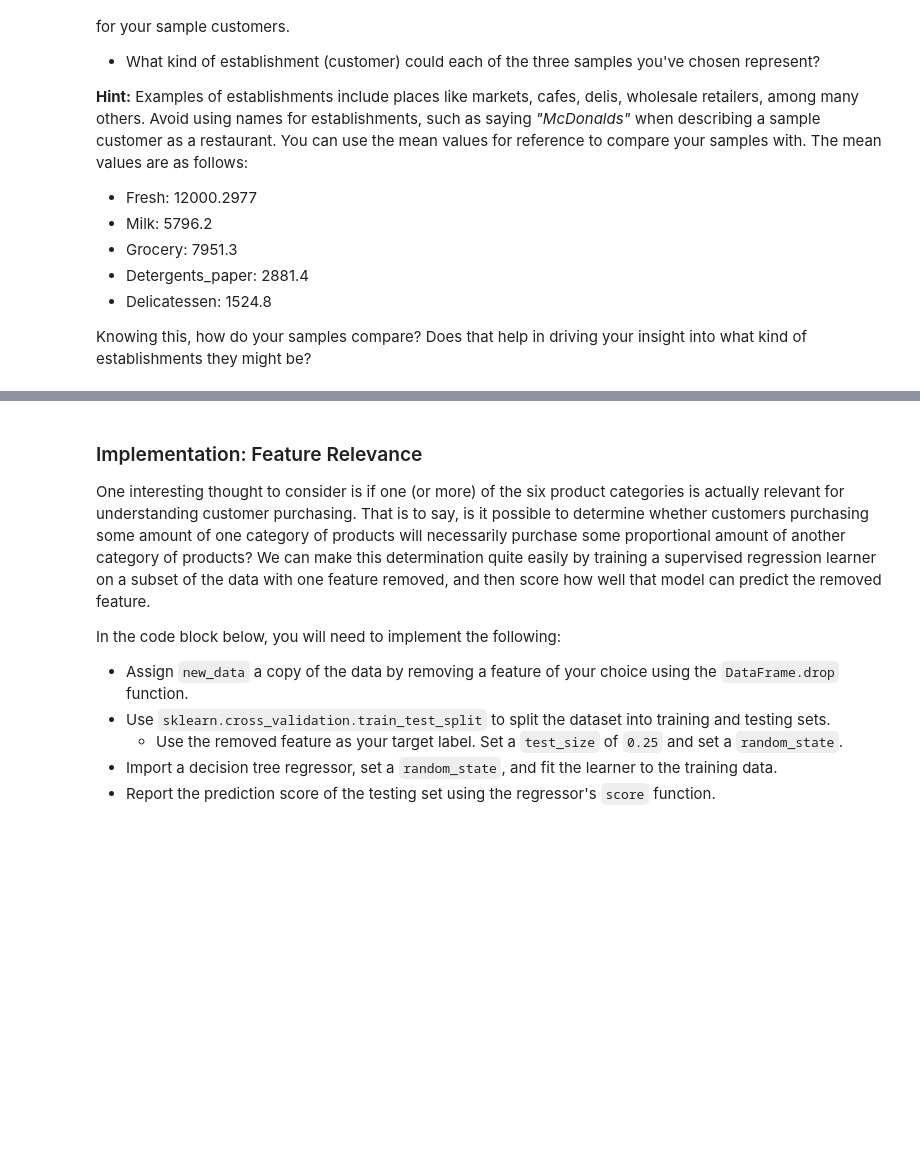
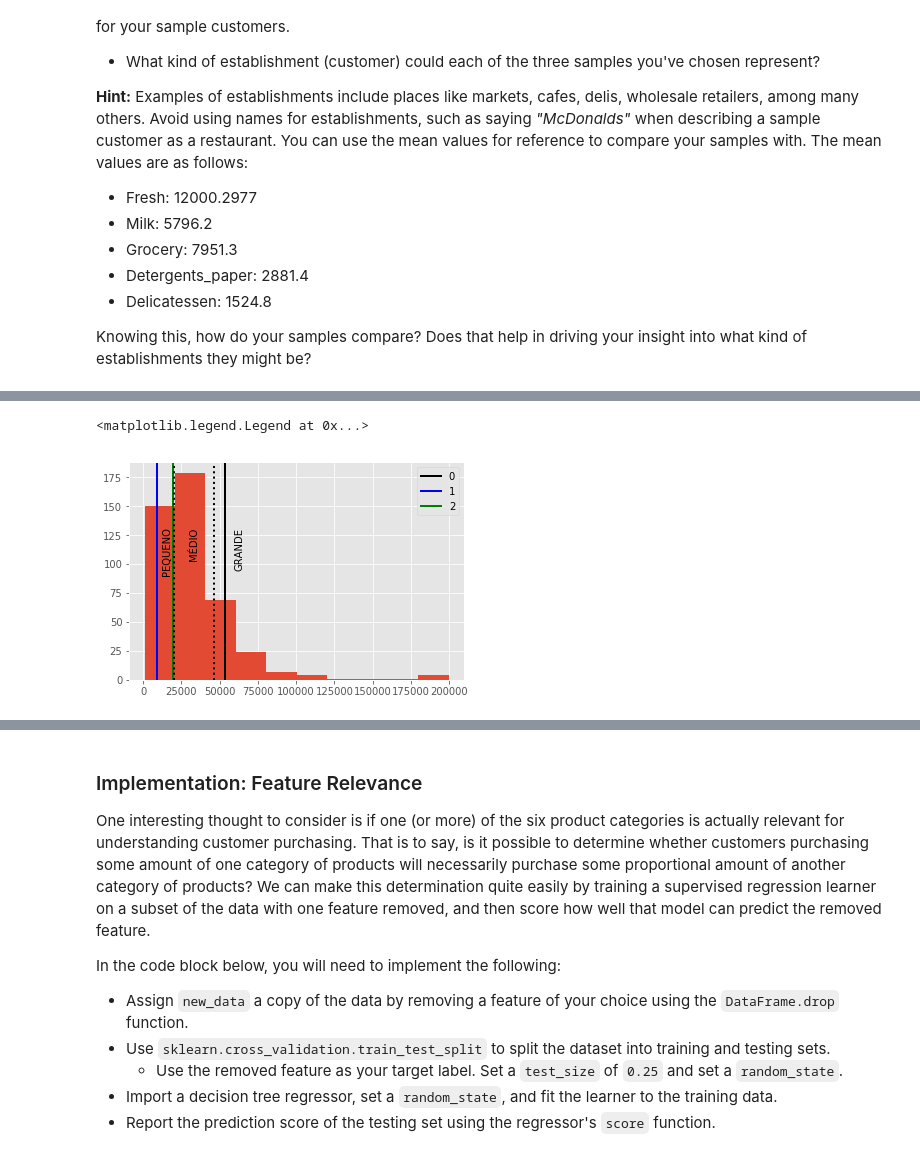
Before and after one commit to corasantos/Udacity-ML-Engineer-Nanodegree, a Jupyter notebook: Unsupervised Learning - Customer Segments/customer_segments.ipynb, the cells around one changed output, grey strips where cells are left out. Cells and saved outputs as stored; diff of their text form; code cells hidden in the pictures; blank space fills up the shorter version.

```diff
--- a/Unsupervised Learning - Customer Segments/customer_segments.ipynb
+++ b/Unsupervised Learning - Customer Segments/customer_segments.ipynb
@@ -110,3 +112,21 @@ display(samples)
+# %%
+aux = np.sum(data,axis=1)
+plt.hist(aux)
+plt.axvline(np.sum(samples,axis=1)[0],linewidth=2, color='k',label='0')
+plt.axvline(np.sum(samples,axis=1)[1],linewidth=2, color='b',label='1')
+plt.axvline(np.sum(samples,axis=1)[2],linewidth=2, color='g',label='2')
+
+plt.axvline(np.mean(np.sum(data,axis=1))+np.std(np.sum(data,axis=1))/2,linewidth=2, color='k',linestyle=':')
+plt.axvline(np.mean(np.sum(data,axis=1))-np.std(np.sum(data,axis=1))/2,linewidth=2, color='k',linestyle=':')
+
+plt.text(np.mean(np.sum(data,axis=1))-np.std(np.sum(data,axis=1))/1.25,125,'PEQUENO',rotation=90)
+plt.text(np.mean(np.sum(data,axis=1))/1.1,125,'MÉDIO',rotation=90)
+plt.text(np.mean(np.sum(data,axis=1))+np.std(np.sum(data,axis=1))/1,125,'GRANDE',rotation=90)
+
+plt.legend()
+# %% [output]
+<matplotlib.legend.Legend at 0x...>
+[figure, added]
 # %%
 samples['Total'] = np.sum(samples, axis=1)
 samples_perc = samples.copy()
```
Also changed, not shown: parts of 18 cells of this notebook, 1 other file.
